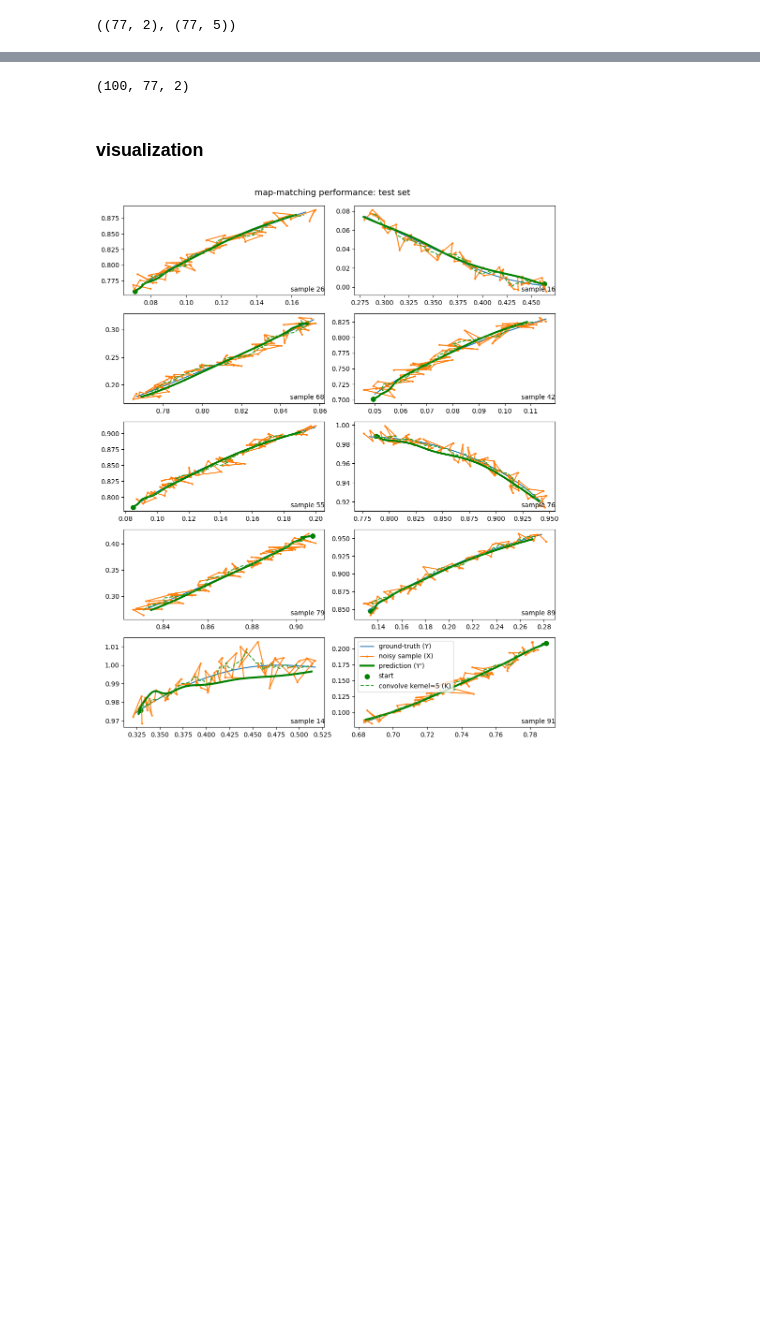
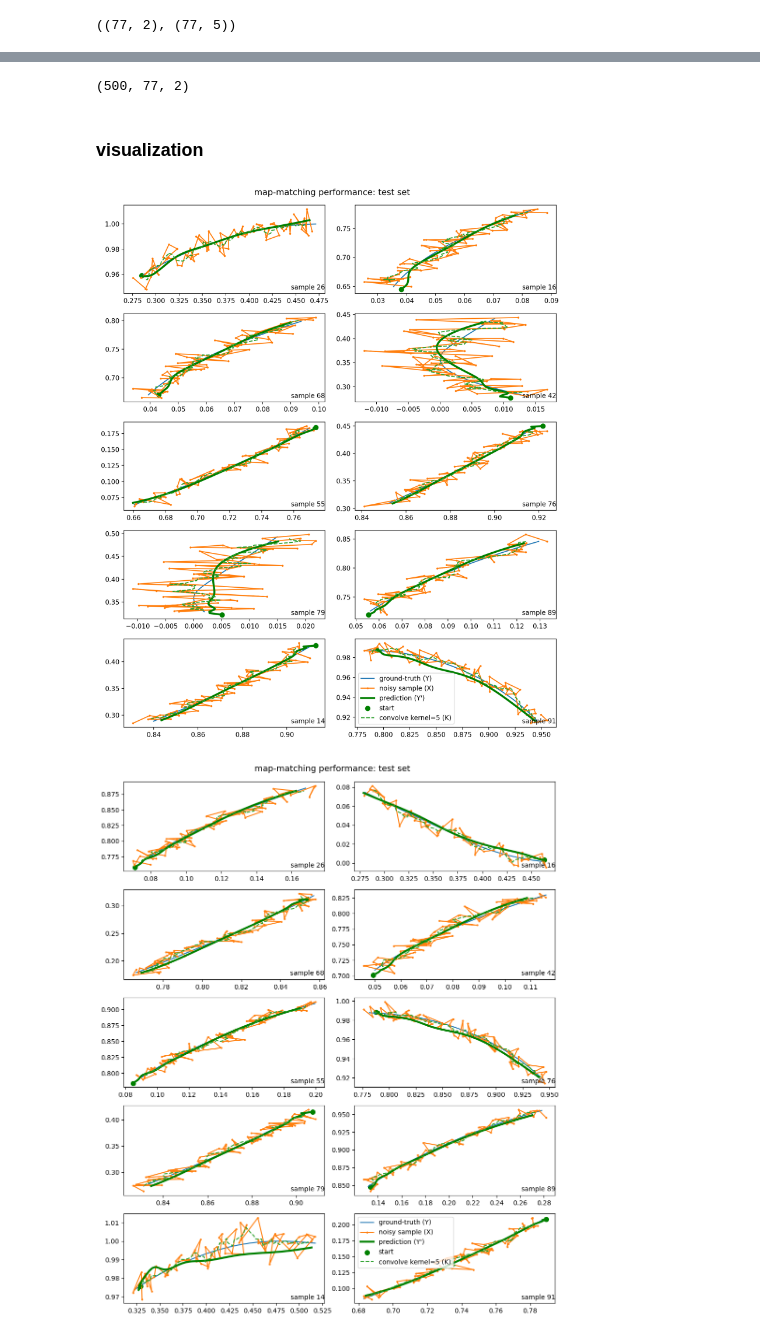
Before and after one commit to jarviskroos7/PATH_vehicle_localization, a Jupyter notebook: code/lstm_autoencode.ipynb, the cells around one changed output, grey strips where cells are left out. Saved outputs shown, nothing was run; the diff lists cells and outputs as text; code cells hidden in the pictures; blank space fills up the shorter version.

```diff
--- a/code/lstm_autoencode.ipynb
+++ b/code/lstm_autoencode.ipynb
@@ -62,7 +62,9 @@ for df in ll_seg_gps_gt:
     y_ll.append(df[['y_norm', 'x_norm']].values)
 
 # RIGHT LANE
-for df in random.sample(rl_seg_gps_noise, 100):
+np.random.seed(1)
+# for df in random.sample(rl_seg_gps_noise, 500):
+for df in rl_seg_gps_noise:
     # x_rl.append(df[['y_norm_noise', 'x_norm_noise', 'theta_norm', 'Vx_norm', 'Vy_norm']].values)
     x_rl.append(df[['y_norm_noise', 'x_norm_noise', 'theta_norm', 'alpha_Xv_norm', 'alpha_Yv_norm']].values)
     y_gps_rl.append(df[['y_norm', 'x_norm']].values)
@@ -236,9 +251,36 @@ Test set [MSE, MAPE] with LSTM autoencoders =  [1.0677442332962528e-05, 174.2523
 y_test_pred = model_e2d2.predict(x_test)
 y_test_pred.shape
 # %% [output]
-(100, 77, 2)
+(500, 77, 2)
 # %% [markdown]
 ### visualization
+# %%
+# autoencoder_v4
+
+fig, axs = plt.subplots(nrows=5, ncols=2, figsize=(10, 12), dpi=200)
+plt.subplots_adjust(hspace=0.5)
+fig.suptitle("map-matching performance: test set", fontsize=13, y=0.99)
+
+np.random.seed(200)
+for sample, ax in zip(np.random.randint(0, 100, 10), axs.ravel()):
+    y_pred = y_test_pred[sample]
+    kernel_size = 5
+    kernel = np.ones(kernel_size) / kernel_size
+    lat_noisy_convolved = np.convolve(x_test[sample][:, 0], kernel, mode='valid')
+    lon_noisy_convolved = np.convolve(x_test[sample][:, 1], kernel, mode='valid')
+
+    ax.plot(y_test[sample][:, 0], y_test[sample][:, 1], label='ground-truth (Y)')
+    ax.plot(x_test[sample][:, 0], x_test[sample][:, 1], '-o', label='noisy sample (X)', ms=2)
+    ax.plot(y_pred[:, 0], y_pred[:, 1], label="prediction (Y')", linewidth=3, c='green')
+    ax.scatter(y_pred[:, 0][0], y_pred[:, 1][0], label='start', s=50, c='green')
+    ax.plot(lat_noisy_convolved, lon_noisy_convolved, '--', label='convolve kernel=5 (K)')
+    ax.set_title(f'sample {sample}', y=0, loc='right', fontdict={'fontsize': 10})
+
+plt.legend(fontsize=10)
+plt.tight_layout()
+plt.show()
+# %% [output]
+[figure, added]
 # %%
 # autoencoder_v4
 
```
Also changed, not shown: parts of 4 cells of this notebook, 3 other files.
